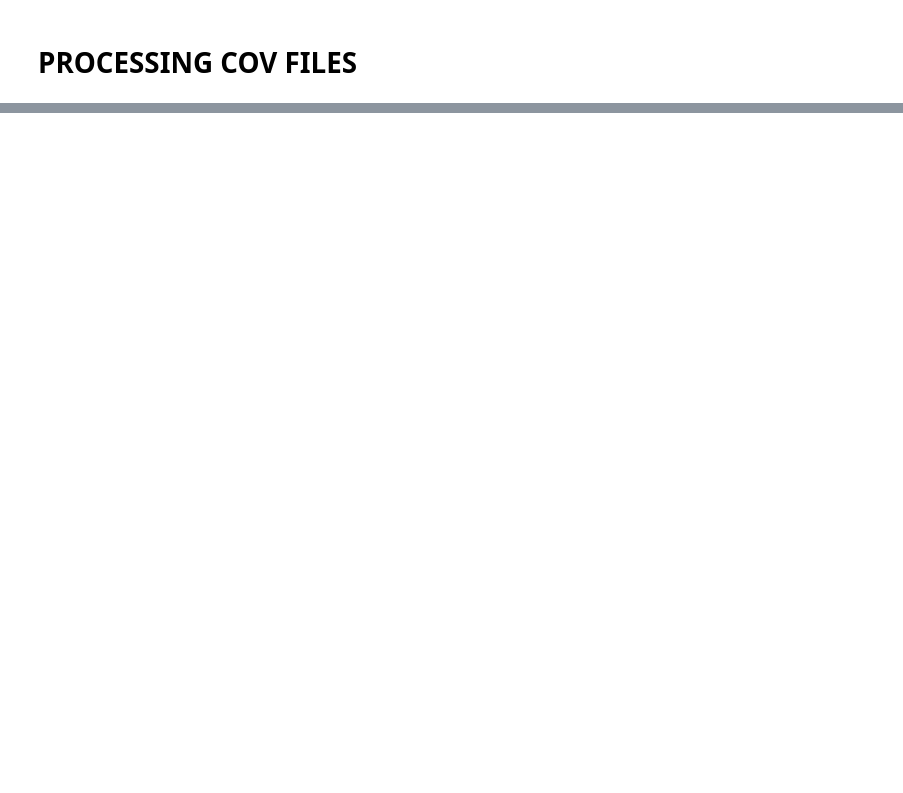
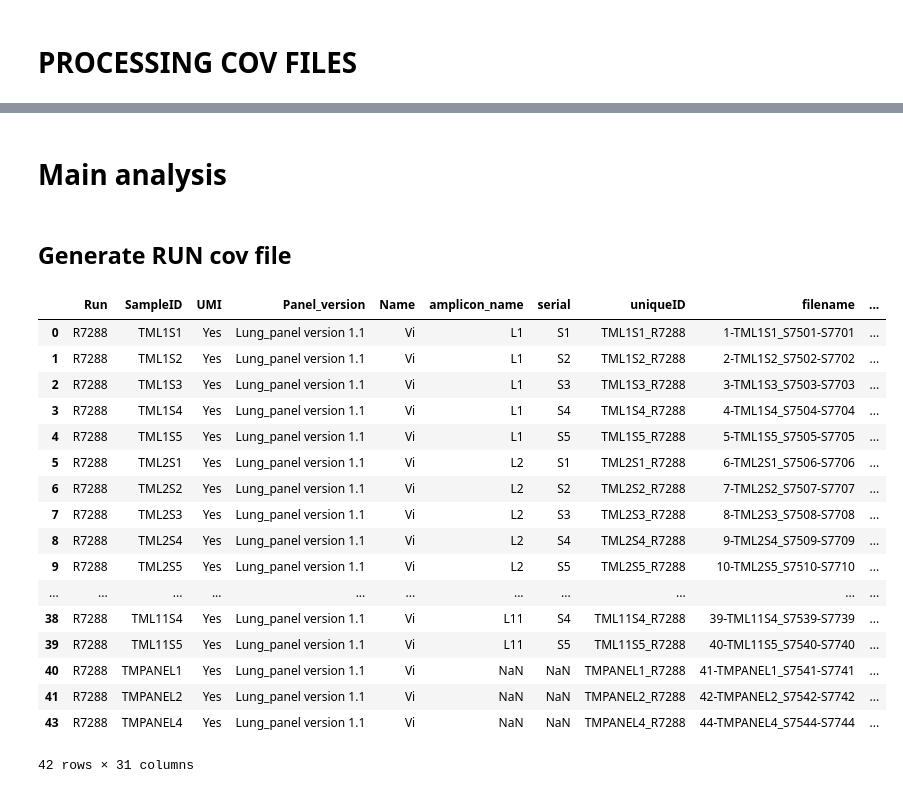
Before and after one commit to hieunguyen4193/ampliconSeq_UMI, a Jupyter notebook: data_analysis_20250613/01_overview.ipynb, the cells around one changed output, grey strips where cells are left out. Cells and saved outputs as stored; diff of their text form; code cells hidden in the pictures; blank space fills up the shorter version.

```diff
--- a/data_analysis_20250613/01_overview.ipynb
+++ b/data_analysis_20250613/01_overview.ipynb
@@ -76,7 +76,8 @@ umi_rundf[umi_rundf.SampleID.isin(missing_fastq)]
 # %% [markdown]
 since there is duplicated SampleID, we should merge labcode and Run together to make them unique
 # %%
-if os.path.isfile(os.path.join(path_to_01_output, "UMI_runs_tracking.xlsx")) == False:
+rerun = True
+if (os.path.isfile(os.path.join(path_to_01_output, "UMI_runs_tracking.xlsx")) == False) | (rerun  == True):
     umi_rundf["uniqueID"] = umi_rundf[["SampleID", "Run"]].apply(lambda x: f"{x[0]}_{x[1]}", axis=1)
     samplesheet["uniqueID"] = samplesheet[["SampleID", "Run"]].apply(lambda x: f"{x[0]}_{x[1]}", axis=1)
 
@@ -184,6 +245,7 @@ def generate_cov(input_cov_file, panel_name, sampleid, outputdir):
         status = "File not available"
     else:
         print(f"Processing {input_cov_file} for panel {panel_name}...")
+        # get list of CpG which are not in primer regions
         cpgdf = all_cpgdf[panel_name]
         covdf = pd.read_csv(input_cov_file, header = None, sep = "\t")
         covdf.columns = ["chrom", "start", "end", "meth_density", "countC", "countT"]
@@ -207,7 +269,7 @@ def generate_cov(input_cov_file, panel_name, sampleid, outputdir):
             covdf = pd.DataFrame(columns=["chrom", "start", "end", "meth_density", "countC", "countT", "seq", "strand", "CpG", "check_context", "amplicon"])
             status = "Empty file"
         covdf.to_excel(os.path.join(outputdir, f"{sampleid}.xlsx"))
-    return status. os.path.join(outputdir, f"{sampleid}.xlsx")
+    return status, os.path.join(outputdir, f"{sampleid}.xlsx")
 
 # mode = "UMI"  # or "ignore_UMI"
 for mode in ["UMI", "ignore_UMI"]:
@@ -230,0 +323,28 @@ for mode in ["UMI", "ignore_UMI"]:
+# %% [markdown]
+# Main analysis
+# %% [markdown]
+## Generate RUN cov file
+# %%
+run = "R7288"
+
+all_inputs = final_umi_rundf[(final_umi_rundf["Run"] == run) & (final_umi_rundf["UMI_status"] == "Processed")]
+all_inputs
+# %% [output]
+|  | Run | SampleID | UMI | Panel_version | Name | amplicon_name | serial | uniqueID | filename | ... |
+| 0 | R7288 | TML1S1 | Yes | Lung_panel version 1.1 | Vi | L1 | S1 | TML1S1_R7288 | 1-TML1S1_S7501-S7701 | ... |
+| 1 | R7288 | TML1S2 | Yes | Lung_panel version 1.1 | Vi | L1 | S2 | TML1S2_R7288 | 2-TML1S2_S7502-S7702 | ... |
+| 2 | R7288 | TML1S3 | Yes | Lung_panel version 1.1 | Vi | L1 | S3 | TML1S3_R7288 | 3-TML1S3_S7503-S7703 | ... |
+| 3 | R7288 | TML1S4 | Yes | Lung_panel version 1.1 | Vi | L1 | S4 | TML1S4_R7288 | 4-TML1S4_S7504-S7704 | ... |
+| 4 | R7288 | TML1S5 | Yes | Lung_panel version 1.1 | Vi | L1 | S5 | TML1S5_R7288 | 5-TML1S5_S7505-S7705 | ... |
+| 5 | R7288 | TML2S1 | Yes | Lung_panel version 1.1 | Vi | L2 | S1 | TML2S1_R7288 | 6-TML2S1_S7506-S7706 | ... |
+| 6 | R7288 | TML2S2 | Yes | Lung_panel version 1.1 | Vi | L2 | S2 | TML2S2_R7288 | 7-TML2S2_S7507-S7707 | ... |
+| 7 | R7288 | TML2S3 | Yes | Lung_panel version 1.1 | Vi | L2 | S3 | TML2S3_R7288 | 8-TML2S3_S7508-S7708 | ... |
+| 8 | R7288 | TML2S4 | Yes | Lung_panel version 1.1 | Vi | L2 | S4 | TML2S4_R7288 | 9-TML2S4_S7509-S7709 | ... |
+| 9 | R7288 | TML2S5 | Yes | Lung_panel version 1.1 | Vi | L2 | S5 | TML2S5_R7288 | 10-TML2S5_S7510-S7710 | ... |
+| ... | ... | ... | ... | ... | ... | ... | ... | ... | ... | ... |
+| 38 | R7288 | TML11S4 | Yes | Lung_panel version 1.1 | Vi | L11 | S4 | TML11S4_R7288 | 39-TML11S4_S7539-S7739 | ... |
+| 39 | R7288 | TML11S5 | Yes | Lung_panel version 1.1 | Vi | L11 | S5 | TML11S5_R7288 | 40-TML11S5_S7540-S7740 | ... |
+| 40 | R7288 | TMPANEL1 | Yes | Lung_panel version 1.1 | Vi | NaN | NaN | TMPANEL1_R7288 | 41-TMPANEL1_S7541-S7741 | ... |
+| 41 | R7288 | TMPANEL2 | Yes | Lung_panel version 1.1 | Vi | NaN | NaN | TMPANEL2_R7288 | 42-TMPANEL2_S7542-S7742 | ... |
+| 43 | R7288 | TMPANEL4 | Yes | Lung_panel version 1.1 | Vi | NaN | NaN | TMPANEL4_R7288 | 44-TMPANEL4_S7544-S7744 | ... |
+42 rows × 31 columns
```
Also changed, not shown: parts of 5 cells of this notebook, 5 other files.
